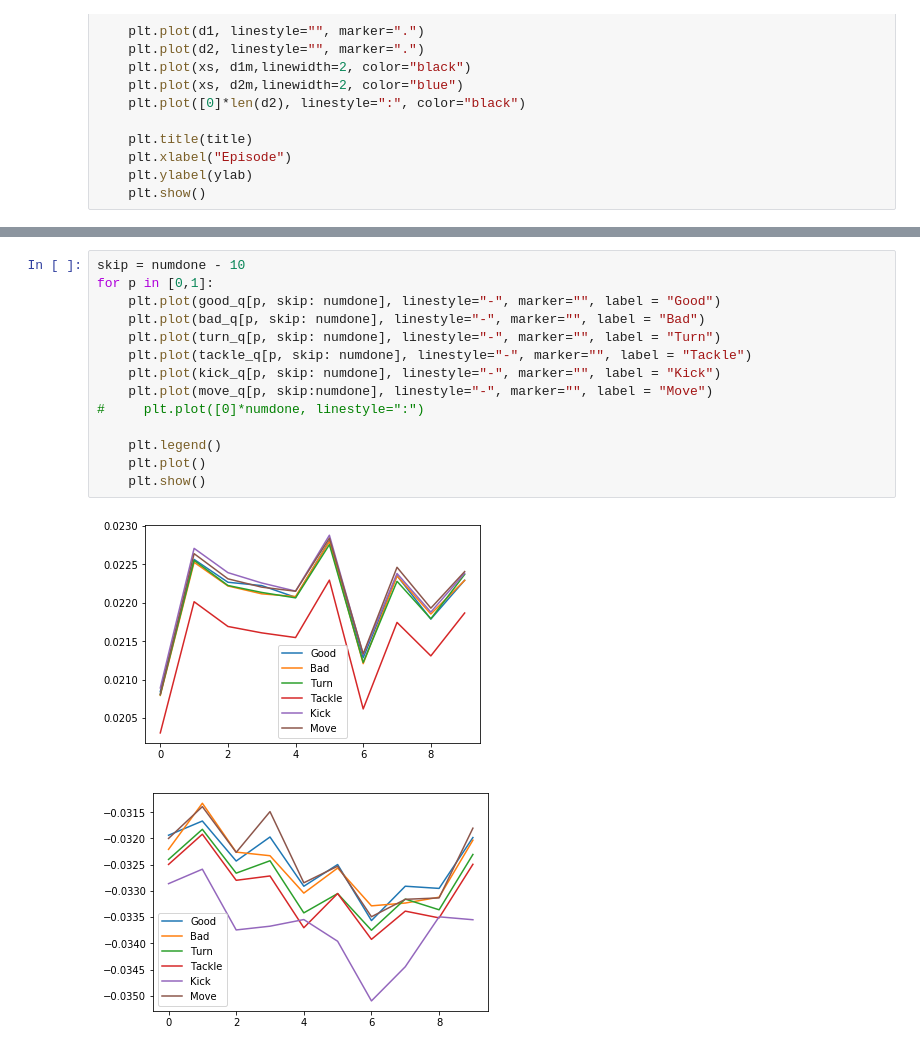
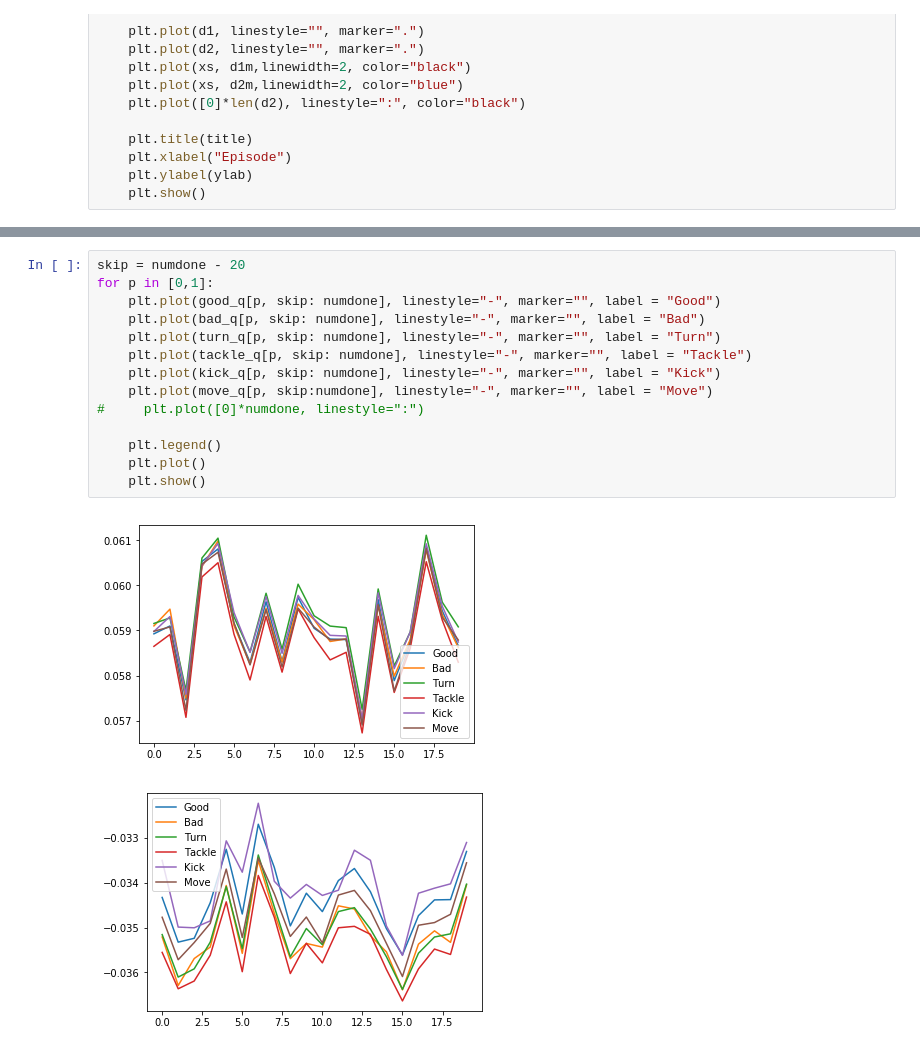
Before and after one commit to suraj-nair-1/DDPG, a Jupyter notebook: MADDPG_Metrics.ipynb, the cells around one changed output, grey strips where cells are left out. Cells and saved outputs as stored; diff of their text form.

```diff
--- a/MADDPG_Metrics.ipynb
+++ b/MADDPG_Metrics.ipynb
@@ -79,17 +79,17 @@ plot_dual(bad_q, numdone, "Bad Q", "Bad Q (No Goalie)")
 # %%
-skip = numdone - 10
+skip = numdone - 20
 for p in [0,1]:
     plt.plot(good_q[p, skip: numdone], linestyle="-", marker="", label = "Good")
     plt.plot(bad_q[p, skip: numdone], linestyle="-", marker="", label = "Bad")
     plt.plot(turn_q[p, skip: numdone], linestyle="-", marker="", label = "Turn")
     plt.plot(tackle_q[p, skip: numdone], linestyle="-", marker="", label = "Tackle")
     plt.plot(kick_q[p, skip: numdone], linestyle="-", marker="", label = "Kick")
     plt.plot(move_q[p, skip:numdone], linestyle="-", marker="", label = "Move")
 #     plt.plot([0]*numdone, linestyle=":")
 
     plt.legend()
     plt.plot()
     plt.show()
 # %% [output]
-[figure, old version]
+[figure, new version]
-[figure, old version]
+[figure, new version]
```
Also changed, not shown: parts of 6 cells of this notebook, 2 other files.
